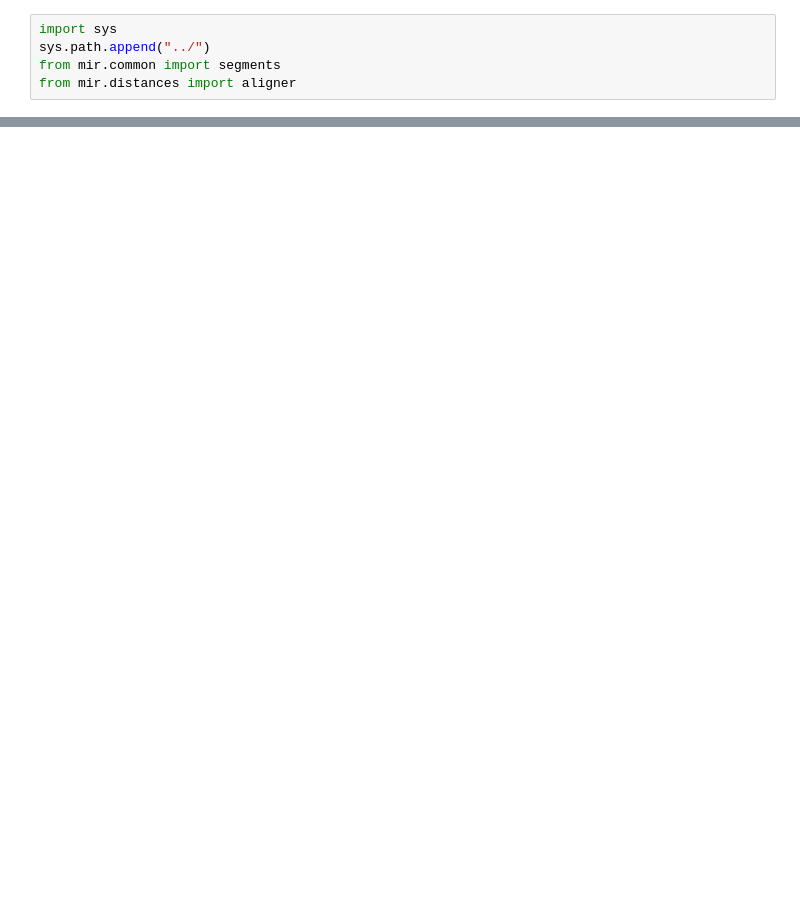
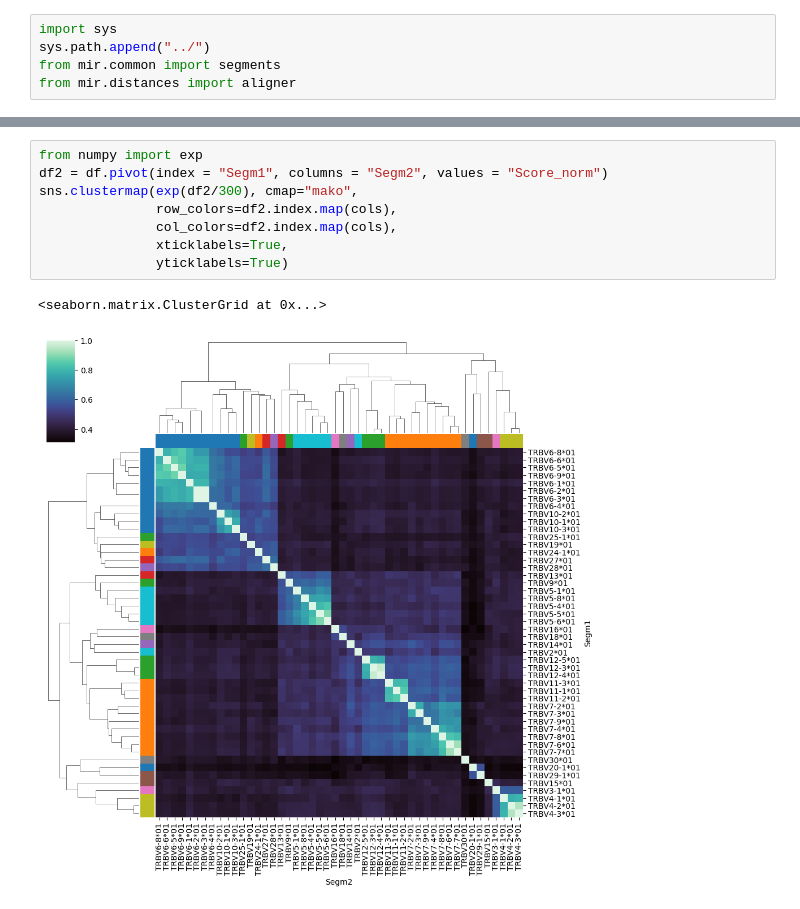
Before and after one commit to antigenomics/mirpy, a Jupyter notebook: notebooks/segment_similarity.ipynb, the cells around one changed output, grey strips where cells are left out. Cells and saved outputs as stored; diff of their text form; blank space fills up the shorter version.

```diff
--- a/notebooks/segment_similarity.ipynb
+++ b/notebooks/segment_similarity.ipynb
@@ -18,0 +65,11 @@ print(galn.score_norm('TRBV10-1*01', 'TRBV10-2*01'))
+# %%
+from numpy import exp
+df2 = df.pivot(index = "Segm1", columns = "Segm2", values = "Score_norm")
+sns.clustermap(exp(df2/300), cmap="mako",
+               row_colors=df2.index.map(cols),
+               col_colors=df2.index.map(cols),
+               xticklabels=True,
+               yticklabels=True)
+# %% [output]
+<seaborn.matrix.ClusterGrid at 0x...>
+[figure, added]
```
Also changed, not shown: parts of 6 cells of this notebook, 1 other file.
